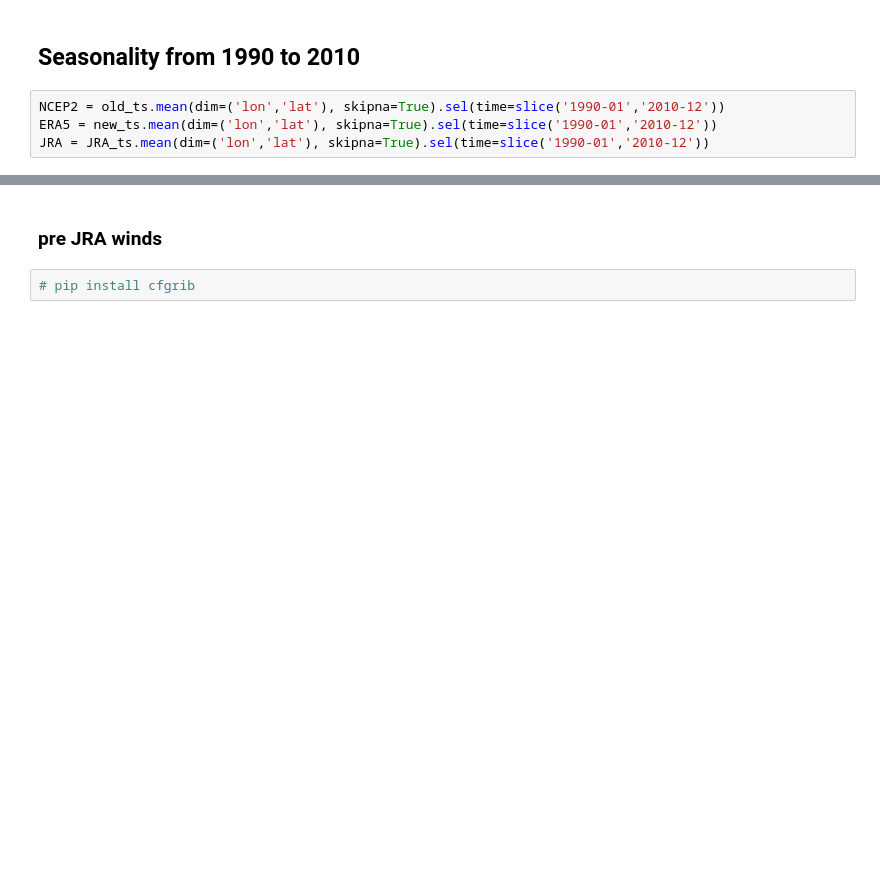
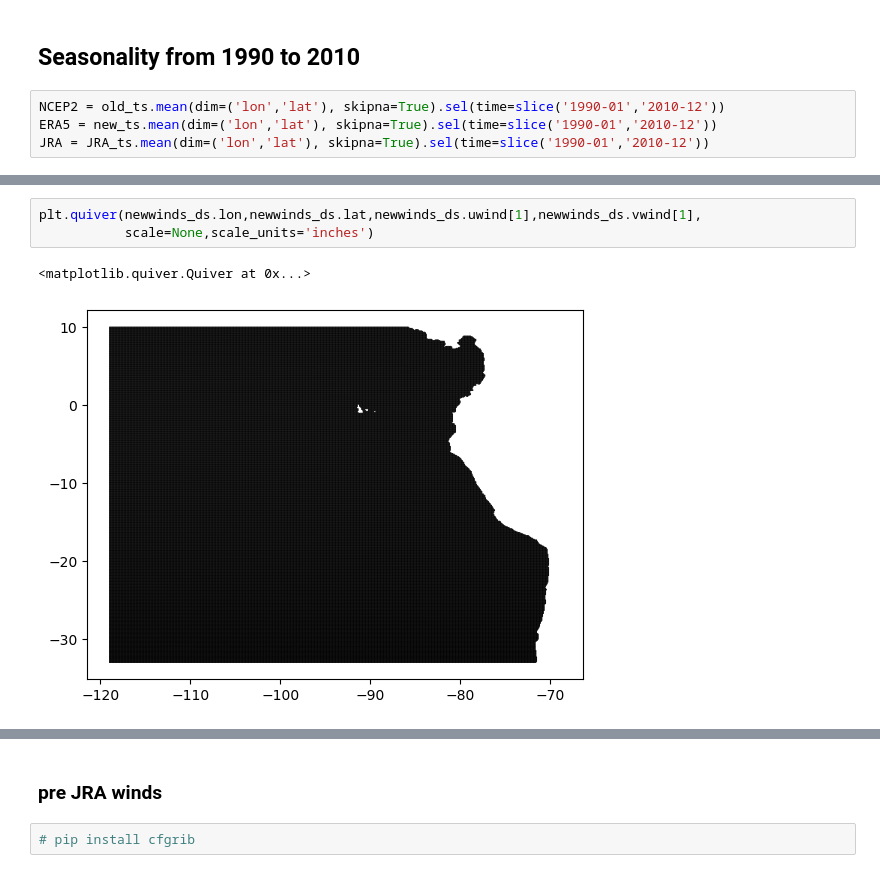
Before and after one commit to danliba/Upwelling_paper, a Jupyter notebook: Winds_comparison.ipynb, the cells around one changed output, grey strips where cells are left out. Cells and saved outputs as stored; diff of their text form; blank space fills up the shorter version.

```diff
--- a/Winds_comparison.ipynb
+++ b/Winds_comparison.ipynb
@@ -477,0 +493,6 @@ axes[1].legend(title='V Winds', bbox_to_anchor=(1, 1))
+# %%
+plt.quiver(newwinds_ds.lon,newwinds_ds.lat,newwinds_ds.uwind[1],newwinds_ds.vwind[1],
+           scale=None,scale_units='inches')
+# %% [output]
+<matplotlib.quiver.Quiver at 0x...>
+[figure, added]
```
Also changed, not shown: parts of 27 cells of this notebook, 2 other files.
